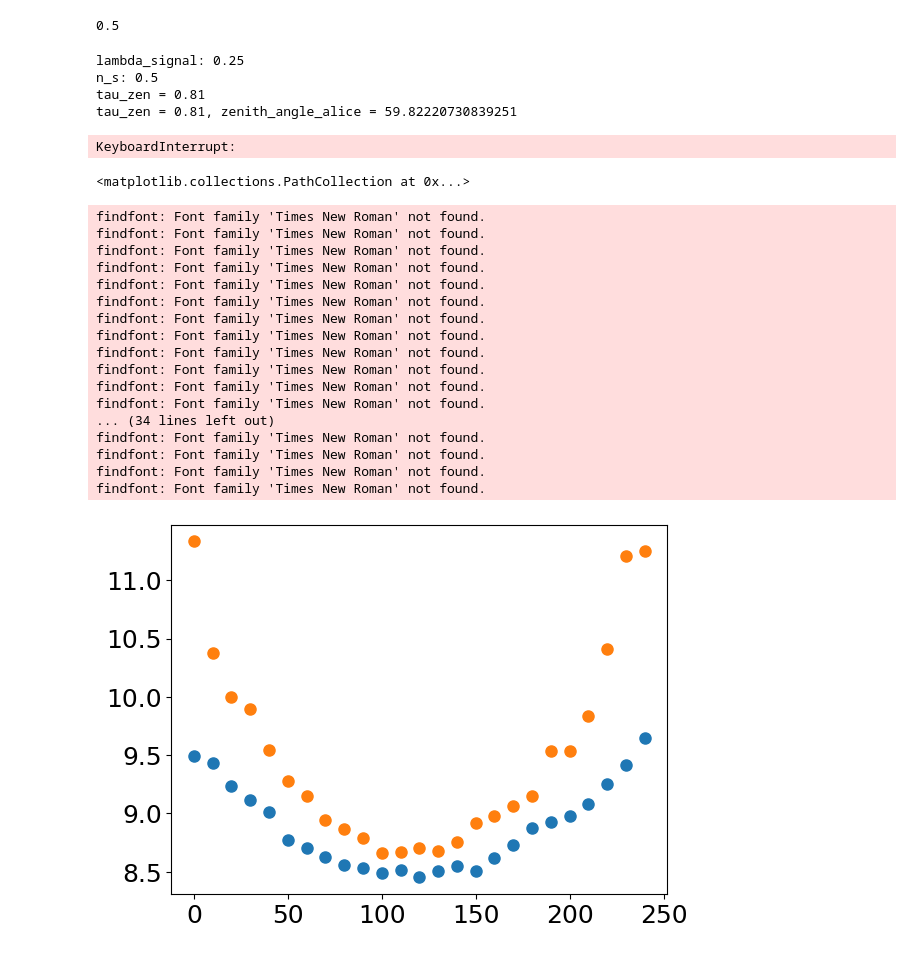
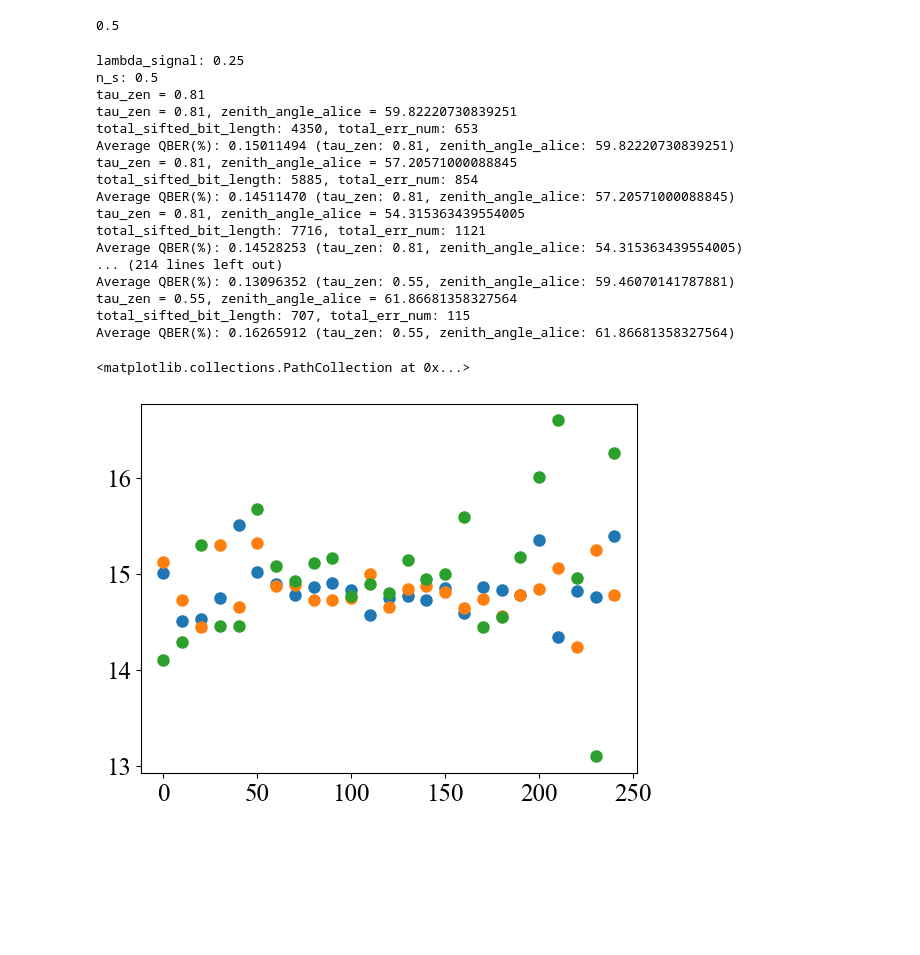
Before and after one commit to takkiiiiiiiii/BBM92_Simulatior, a Jupyter notebook: src/skr_satellite_pass_yudai/simulation_new3_yuma.ipynb, the cells around one changed output. Drawn from its saved outputs; the diff is of its cells as text; code cells hidden in the pictures; blank space fills up the shorter version.

Commit message:
WIP: QBER

```diff
--- a/src/skr_satellite_pass_yudai/simulation_new3_yuma.ipynb
+++ b/src/skr_satellite_pass_yudai/simulation_new3_yuma.ipynb
@@ -124,7 +124,7 @@ for idx in range(len(tau_zen_lst)):
 
 
         for kdx in range(int(num_channel_coefficients)):
-            print(f'kdx: {kdx}, tau_zen: {tau_zen}, zenith_angle_alice: {zenith_angle_alice_deg}')
+            # print(f'kdx: {kdx}, tau_zen: {tau_zen}, zenith_angle_alice: {zenith_angle_alice_deg}')
             # --- ステップ1: アリスとボブの瞬時チャネル状態をそれぞれ計算 ---
 
             # アリス(Repeater)の瞬時透過率
@@ -154,7 +154,7 @@ for idx in range(len(tau_zen_lst)):
             p_values = np.array(p_values)
             p_values = np.clip(p_values, 0, 1)
             p_values = p_values / np.sum(p_values)
-            array_size = 10**6
+            array_size = 10**5
             photon_numbers_array = np.random.choice(n_values, size=array_size, p=p_values)
             count_array = Counter(photon_numbers_array)
 
@@ -215,7 +215,7 @@ for idx in range(len(tau_zen_lst)):
                         print("Hello World")
                         continue
                     if n_detect_event[i] > 5000:
-                        total_num_detected_event = 2000
+                        continue
 
                     # print(f"Current Alice QBER: {current_alice_qber}, Current Bob QBER: {current_bob_qber}")
                     count_sifted, count_error = bbm92simulation(
@@ -224,6 +224,12 @@ for idx in range(len(tau_zen_lst)):
                             current_bob_qber,
                             selected_state_id=3
                     )
+                    # part_alice, part_bob, err_num= generate_Siftedkey(
+                    #     n_detect_event[i],
+                    #     current_alice_qber,
+                    #     current_bob_qber,
+                    #     backend=backend,
+                    # )
                     total_err_num += count_error
                     total_sifted_bit_length += count_sifted
                     # print(f'count_sifted: {count_sifted}, count_error: {count_error}')
@@ -240,7 +246,19 @@ lambda_signal: 0.25
 n_s: 0.5
 tau_zen = 0.81
 tau_zen = 0.81, zenith_angle_alice = 59.82220730839251
+total_sifted_bit_length: 4350, total_err_num: 653
+Average QBER(%): 0.15011494 (tau_zen: 0.81, zenith_angle_alice: 59.82220730839251)
+tau_zen = 0.81, zenith_angle_alice = 57.20571000088845
+total_sifted_bit_length: 5885, total_err_num: 854
+Average QBER(%): 0.14511470 (tau_zen: 0.81, zenith_angle_alice: 57.20571000088845)
+tau_zen = 0.81, zenith_angle_alice = 54.315363439554005
+total_sifted_bit_length: 7716, total_err_num: 1121
+Average QBER(%): 0.14528253 (tau_zen: 0.81, zenith_angle_alice: 54.315363439554005)
+... (214 lines left out)
+Average QBER(%): 0.13096352 (tau_zen: 0.55, zenith_angle_alice: 59.46070141787881)
+tau_zen = 0.55, zenith_angle_alice = 61.86681358327564
+total_sifted_bit_length: 707, total_err_num: 115
+Average QBER(%): 0.16265912 (tau_zen: 0.55, zenith_angle_alice: 61.86681358327564)
-KeyboardInterrupt:
 # %%
 qber_measured = [
     0.05582865, 0.05276705, 0.04777840, 0.05454289,
@@ -261,26 +279,9 @@ qber_simul = [qber_measured + qber_simulated_tail]
 print(f'qber_simul: {qber_simul}')
 # %%
 plt.scatter(t, qber_simul[0][:]*100)
-# plt.scatter(t, qber_simul[1][:]*100)
-# plt.scatter(t, qber_simul[2][:]*100)
+plt.scatter(t, qber_simul[1][:]*100)
+plt.scatter(t, qber_simul[2][:]*100)
 # %% [output]
 <matplotlib.collections.PathCollection at 0x...>
-findfont: Font family 'Times New Roman' not found.
-findfont: Font family 'Times New Roman' not found.
-findfont: Font family 'Times New Roman' not found.
-findfont: Font family 'Times New Roman' not found.
-findfont: Font family 'Times New Roman' not found.
-findfont: Font family 'Times New Roman' not found.
-findfont: Font family 'Times New Roman' not found.
-findfont: Font family 'Times New Roman' not found.
-findfont: Font family 'Times New Roman' not found.
-findfont: Font family 'Times New Roman' not found.
-findfont: Font family 'Times New Roman' not found.
-findfont: Font family 'Times New Roman' not found.
-... (34 lines left out)
-findfont: Font family 'Times New Roman' not found.
-findfont: Font family 'Times New Roman' not found.
-findfont: Font family 'Times New Roman' not found.
-findfont: Font family 'Times New Roman' not found.
-[figure, old version]
+[figure, new version]
 # %%
```
Also changed, not shown: parts of 2 cells of this notebook, 14 other files.
